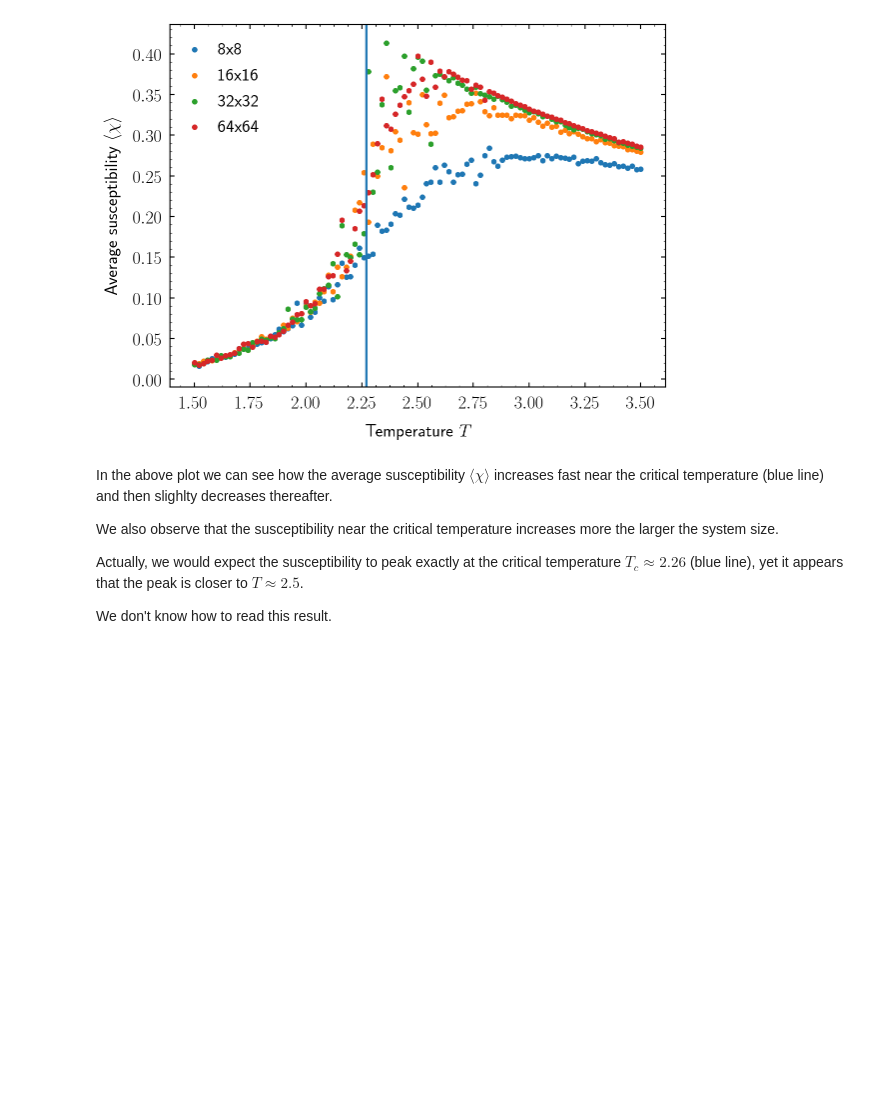
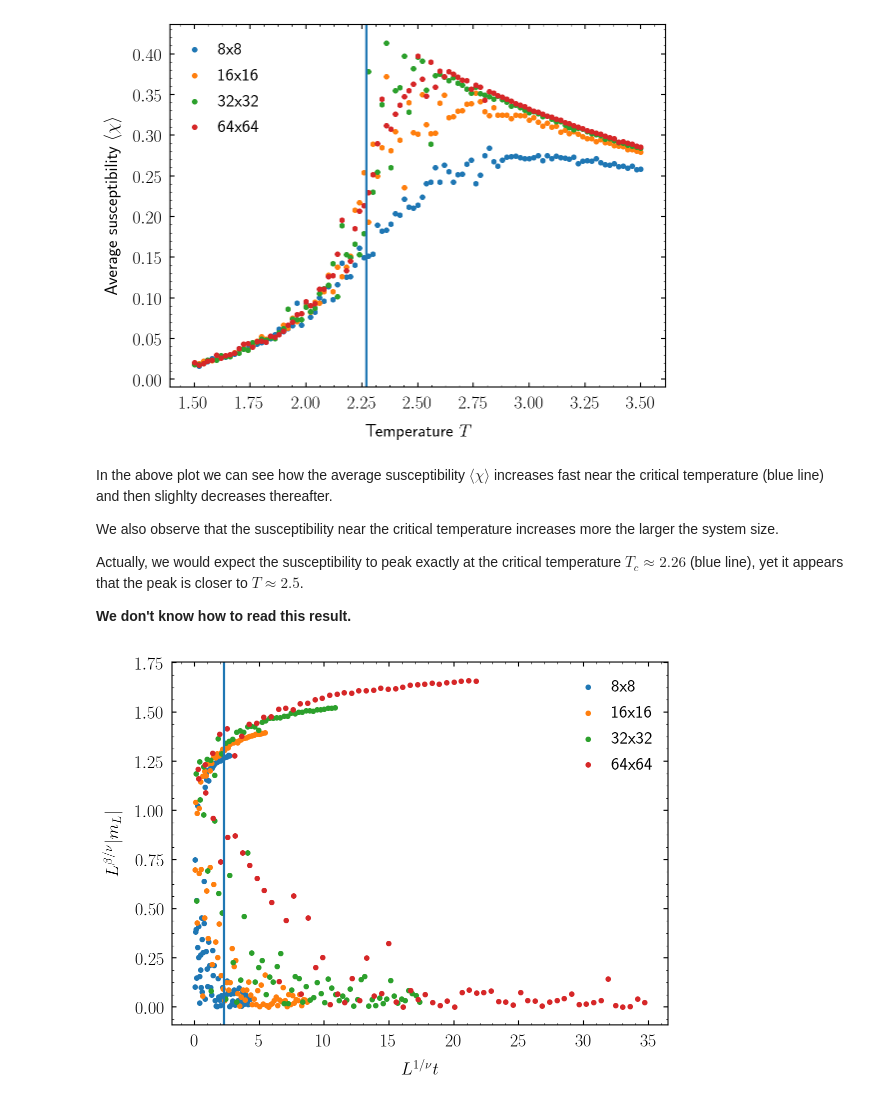
Before and after one commit to bodokaiser/ising, a Jupyter notebook: eval/Finite Size Scaling.ipynb, the cells around one changed output. Cells and saved outputs as stored; diff of their text form; code cells hidden in the pictures; blank space fills up the shorter version.

```diff
--- a/eval/Finite Size Scaling.ipynb
+++ b/eval/Finite Size Scaling.ipynb
@@ -47,14 +106,3 @@ data = {l: {t: pd.read_csv(f"../data/{filename(l, t)}") for t in T} for l in L}
 suscep = {l: [df["susceptibility"].mean() for df in dfs.values()] for (l, dfs) in data.items()}
 absmag = {l: [df["absolute magnetisation"].mean() for df in dfs.values()] for (l, dfs) in data.items()}
 mag = {l: [df["magnetisation"].mean() for df in dfs.values()] for (l, dfs) in data.items()}
-# %%
-fig, axis = plt.subplots(figsize=(8, 6))
-
-axis.set_xlabel(r"Temperature $T$")
-axis.set_ylabel(r"Average absolute magnetisation $\langle\vert m\vert\rangle$")
-
-for (l, m) in absmag.items():
-    axis.scatter(T, m, label=f"{l}x{l}")
-
-plt.legend()
-plt.show()
@@ -69,13 +108,0 @@ wherein $N$ denotes the total number of spins.
-# %%
-fig, axis = plt.subplots(figsize=(8, 6))
-
-axis.set_xlabel(r"Temperature $T$")
-axis.set_ylabel(r"Average magnetisation $\langle m\rangle$")
-
-for (l, m) in mag.items():
-    axis.scatter(T, m / l**2, label=f"{l}x{l}")
-
-axis.axvline(2.27, -1, +1)
-
-plt.legend()
-plt.show()
@@ -124,4 +147,27 @@ We also observe that the susceptibility near the critical temperature increases
 
 Actually, we would expect the susceptibility to peak exactly at the critical temperature $T_c\approx2.26$ (blue line), yet it appears that the peak is closer to $T\approx2.5$.
 
-We don't know how to read this result.
+**We don't know how to read this result.**
+# %%
+Tc = 2 / np.log(1 + np.sqrt(2))
+
+t = np.abs(T - Tc) / Tc
+
+nu = 1
+gamma = 7/4
+beta = 1/8
+# %%
+fig, axis = plt.subplots(figsize=(8, 6))
+
+axis.set_xlabel(r"$L^{1/\nu}t$")
+axis.set_ylabel(r"$L^{\beta/\nu}\vert m_L\vert$")
+
+for (l, m) in mag.items():
+    axis.scatter(t*l**(1/nu), np.abs(m)*l**(beta/nu)/l**2, label=f"{l}x{l}")
+
+axis.axvline(2.27, -1, +1)
+
+plt.legend()
+plt.show()
+# %% [output]
+[figure, added]
```
Also changed, not shown: parts of 15 cells of this notebook, 2 other files.
